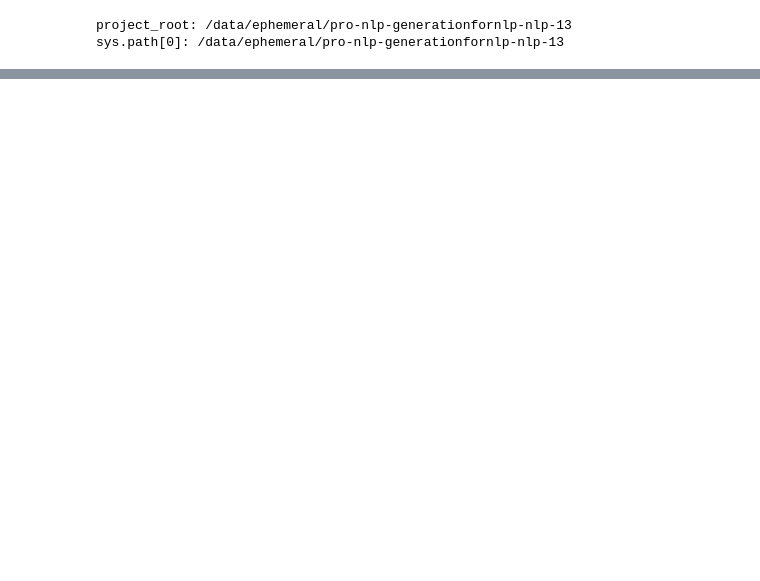
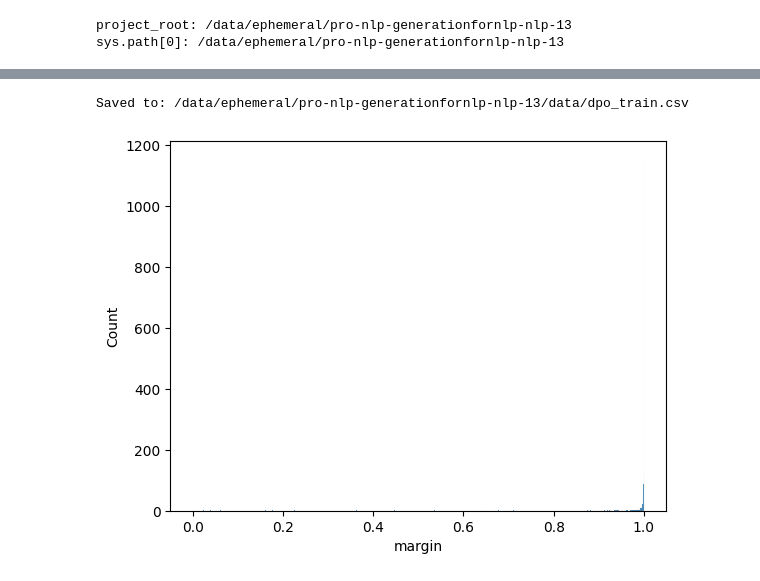
Before and after one commit to boostcampaitech8/pro-nlp-generationfornlp-nlp-13, a Jupyter notebook: notebooks/Jang/refactor_base_data.ipynb, the cells around one changed output, grey strips where cells are left out. Saved outputs shown, nothing was run; the diff lists cells and outputs as text; code cells hidden in the pictures; blank space fills up the shorter version.

```diff
--- a/notebooks/Jang/refactor_base_data.ipynb
+++ b/notebooks/Jang/refactor_base_data.ipynb
@@ -903,0 +473,19 @@ len(attention_mask): 1578 | attn sum: 1578
+# %%
+test_df = train_df.head(100)
+
+results = []
+for idx, row in tqdm(test_df.iterrows(), total=len(test_df), desc="Testing 100 samples"):
+    row_dict = row.to_dict()
+    result = generate_for_row_with_top5(row_dict, max_new_tokens=30)
+    results.append(result)
+
+dpo_df = pd.DataFrame(results)
+
+
+print(f"\nTotal: {len(dpo_df)}")
+print(f"Correct: {dpo_df['is_correct'].sum()}")
+print(f"Accuracy: {dpo_df['is_correct'].mean():.4f}")
+print(f"Avg margin: {dpo_df['margin'].mean():.4f}")
+
+print("\n--- Sample results ---")
+print(dpo_df[['id', 'answer', 'predicted_answer', 'is_correct', 'margin']].head(10))
@@ -903,0 +510,22 @@ len(attention_mask): 1578 | attn sum: 1578
+# %%
+results = []
+for idx, row in tqdm(train_df.iterrows(), total=len(train_df), desc="Generating"):
+    row_dict = row.to_dict()
+    result = generate_for_row_with_top5(row_dict, max_new_tokens=30)
+    results.append(result)
+
+dpo_df = pd.DataFrame(results)
+
+output_path = project_root / "data/dpo_train.csv"
+dpo_df.to_csv(output_path, index=False)
+print(f"\nSaved to: {output_path}")
+# %% [output]
+Saved to: /data/ephemeral/pro-nlp-generationfornlp-nlp-13/data/dpo_train.csv
+# %%
+import seaborn as sns
+import matplotlib.pyplot as plt
+
+sns.histplot(dpo_df['margin'])
+plt.show()
+# %% [output]
+[figure, added]
```
Also changed, not shown: parts of 65 cells of this notebook, 22 other files.
